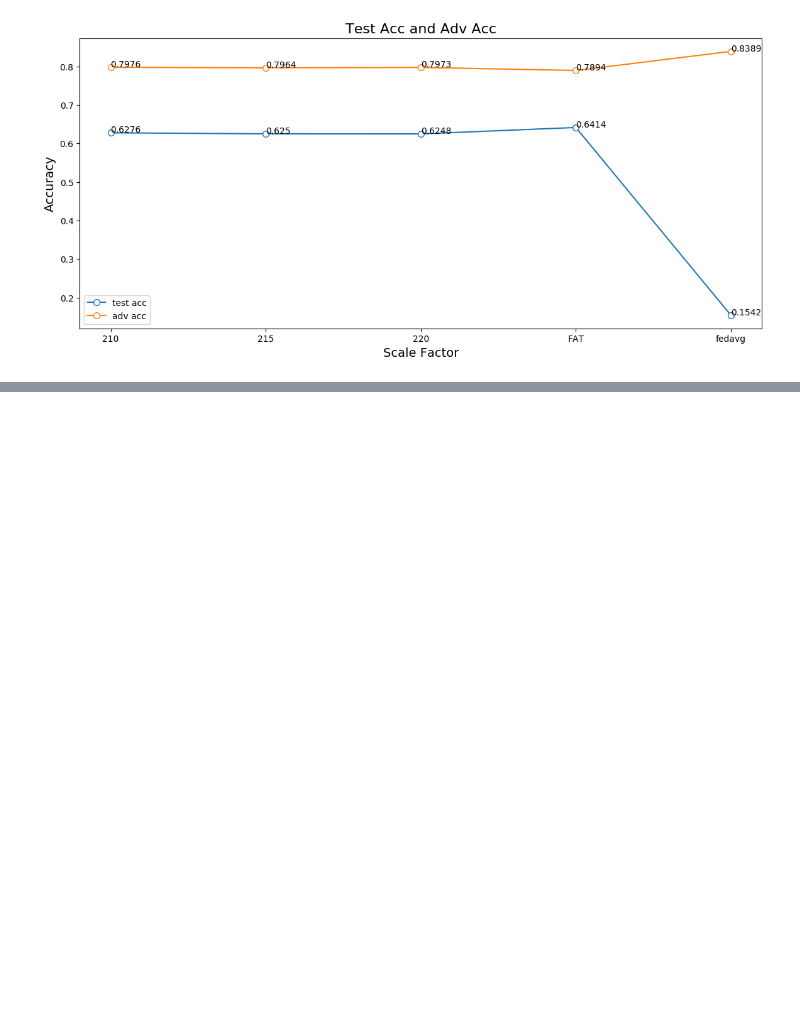
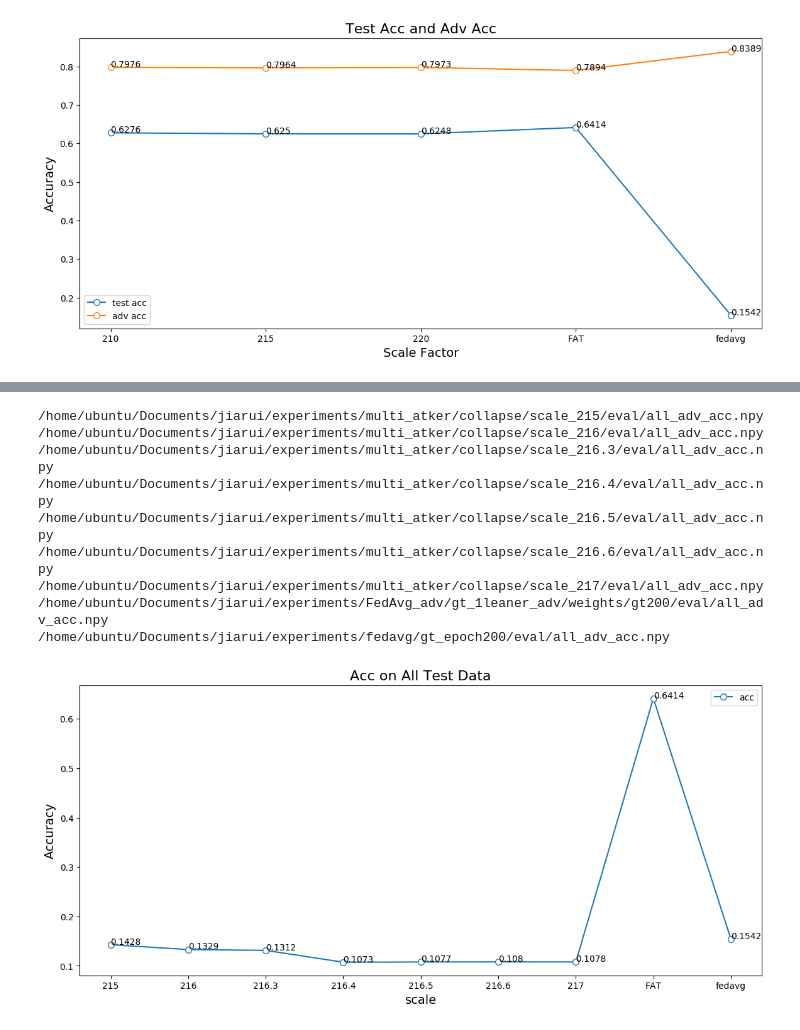
Before and after one commit to U1ltra/pFedDef, a Jupyter notebook: Evaluation/draw_figure.ipynb, the cells around one changed output, grey strips where cells are left out. Saved outputs shown, nothing was run; the diff lists cells and outputs as text; code cells hidden in the pictures; blank space fills up the shorter version.

```diff
--- a/Evaluation/draw_figure.ipynb
+++ b/Evaluation/draw_figure.ipynb
@@ -1042,0 +1211,53 @@ plot_training_curves(
+# %%
+base_path = "/home/ubuntu/Documents/jiarui/experiments/multi_atker/collapse"
+
+scale_set = [215, 216, 216.3, 216.4, 216.5, 216.6, 217]
+scale_set.sort()
+
+labels = [
+    str(scale) for scale in scale_set
+]
+
+all_label_acc = [
+    f"{base_path}/scale_{scale}/eval/all_adv_acc.npy" for scale in scale_set
+]
+
+
+all_label_acc.append(
+    "/home/ubuntu/Documents/jiarui/experiments/FedAvg_adv/gt_1leaner_adv/weights/gt200/eval/all_adv_acc.npy"
+)
+labels.append("FAT")
+
+all_label_acc.append(
+    "/home/ubuntu/Documents/jiarui/experiments/fedavg/gt_epoch200/eval/all_adv_acc.npy"
+)
+labels.append("fedavg")
+
+for i in all_label_acc:
+    print(i)
+
+all_label_avg_acc = []
+for i in all_label_acc:
+    res = np.load(i)
+    all_label_avg_acc.append(
+        np.sum(res) / (res.shape[0] * res.shape[1])
+    )
+
+
+
+plot_training_curves(
+    all_label_avg_acc, labels, F"Acc on All Test Data",
+    f"plots/debug_collapse.png", "scale", "Accuracy",
+    "acc"
+)
+# %% [output]
+/home/ubuntu/Documents/jiarui/experiments/multi_atker/collapse/scale_215/eval/all_adv_acc.npy
+/home/ubuntu/Documents/jiarui/experiments/multi_atker/collapse/scale_216/eval/all_adv_acc.npy
+/home/ubuntu/Documents/jiarui/experiments/multi_atker/collapse/scale_216.3/eval/all_adv_acc.npy
+/home/ubuntu/Documents/jiarui/experiments/multi_atker/collapse/scale_216.4/eval/all_adv_acc.npy
+/home/ubuntu/Documents/jiarui/experiments/multi_atker/collapse/scale_216.5/eval/all_adv_acc.npy
+/home/ubuntu/Documents/jiarui/experiments/multi_atker/collapse/scale_216.6/eval/all_adv_acc.npy
+/home/ubuntu/Documents/jiarui/experiments/multi_atker/collapse/scale_217/eval/all_adv_acc.npy
+/home/ubuntu/Documents/jiarui/experiments/FedAvg_adv/gt_1leaner_adv/weights/gt200/eval/all_adv_acc.npy
+/home/ubuntu/Documents/jiarui/experiments/fedavg/gt_epoch200/eval/all_adv_acc.npy
+[figure, added]
```
Also changed, not shown: parts of 6 cells of this notebook, 5 other files.
